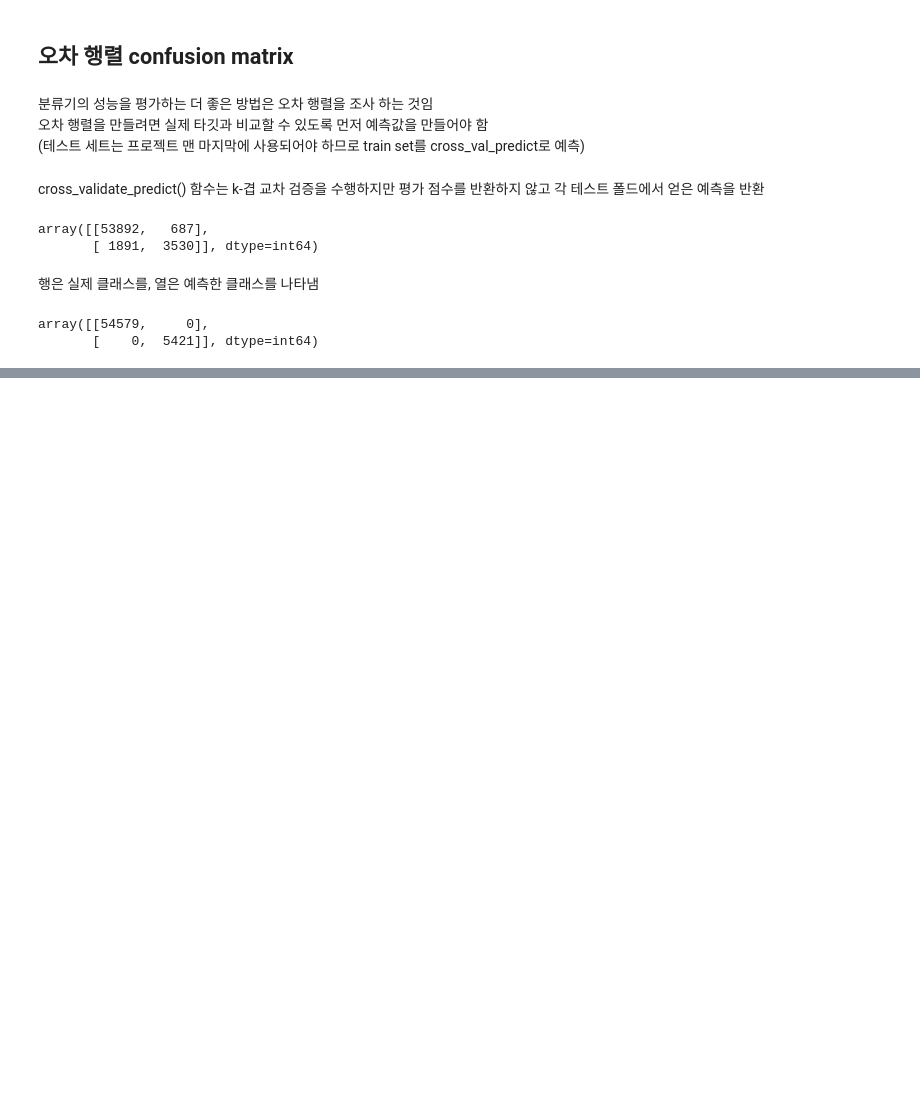
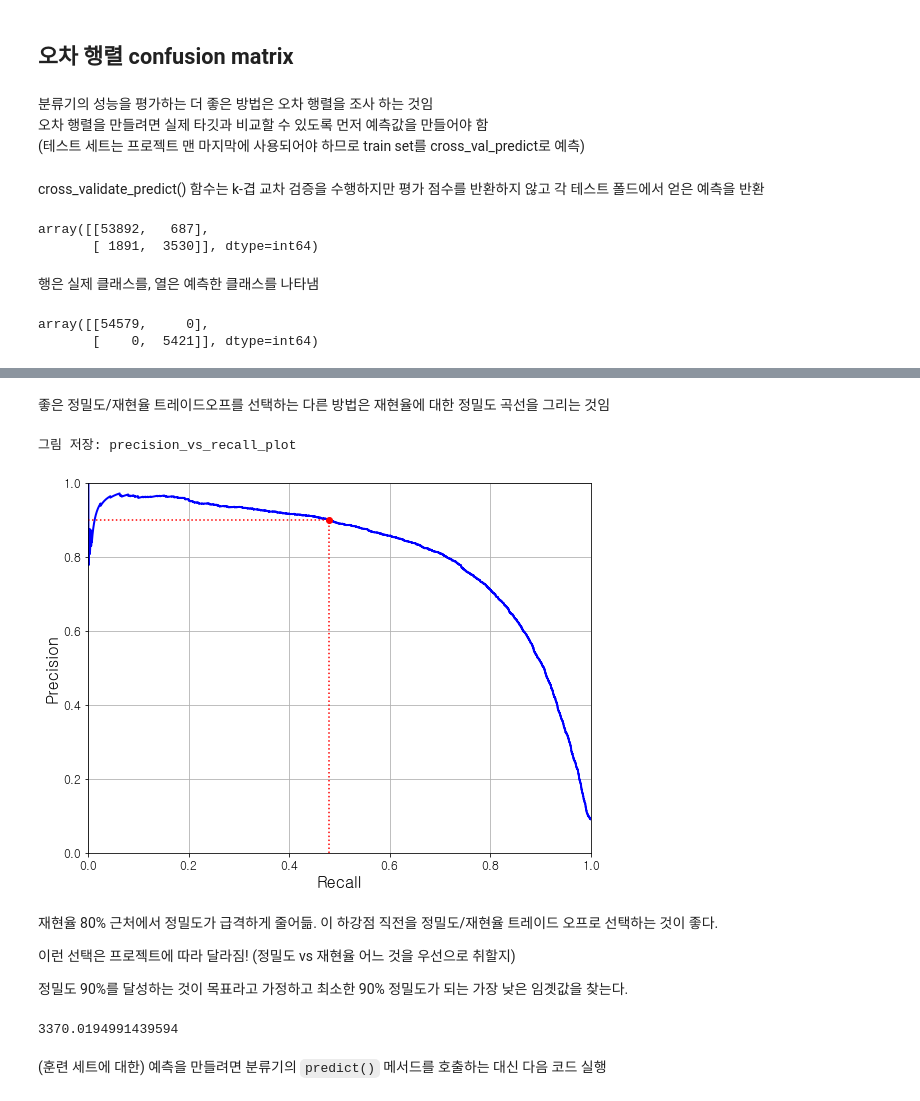
Before and after one commit to minjoon-choi/handson-ml2, a Jupyter notebook: 03_1_Classification.ipynb, the cells around one changed output, grey strips where cells are left out. Saved outputs shown, nothing was run; the diff lists cells and outputs as text; code cells hidden in the pictures; blank space fills up the shorter version.

```diff
--- a/03_1_Classification.ipynb
+++ b/03_1_Classification.ipynb
@@ -231,0 +347,26 @@ array([[54579,     0],
+# %% [markdown]
+좋은 정밀도/재현율 트레이드오프를 선택하는 다른 방법은 재현율에 대한 정밀도 곡선을 그리는 것임
+# %%
+def plot_precision_vs_recall(precisions, recalls):
+    plt.plot(recalls, precisions, "b-", linewidth=2)
+    plt.xlabel("Recall", fontsize=16)
+    plt.ylabel("Precision", fontsize=16)
+    plt.axis([0, 1, 0, 1])
+    plt.grid(True)
+
+plt.figure(figsize=(8, 6))
+plot_precision_vs_recall(precisions, recalls)
+plt.plot([recall_90_precision, recall_90_precision], [0., 0.9], "r:")
+plt.plot([0.0, recall_90_precision], [0.9, 0.9], "r:")
+plt.plot([recall_90_precision], [0.9], "ro")
+save_fig("precision_vs_recall_plot")
+plt.show()
+# %% [output]
+그림 저장: precision_vs_recall_plot
+[figure, added]
+# %% [markdown]
+재현율 80% 근처에서 정밀도가 급격하게 줄어듦. 이 하강점 직전을 정밀도/재현율 트레이드 오프로 선택하는 것이 좋다.
+
+이런 선택은 프로젝트에 따라 달라짐! (정밀도 vs 재현율 어느 것을 우선으로 취할지)
+
+정밀도 90%를 달성하는 것이 목표라고 가정하고 최소한 90% 정밀도가 되는 가장 낮은 임곗값을 찾는다.
@@ -231,0 +375,6 @@ array([[54579,     0],
+# %%
+threshold_90_precision
+# %% [output]
+3370.0194991439594
+# %% [markdown]
+(훈련 세트에 대한) 예측을 만들려면 분류기의 `predict()` 메서드를 호출하는 대신 다음 코드 실행
```
Also changed, not shown: parts of 32 cells of this notebook.
